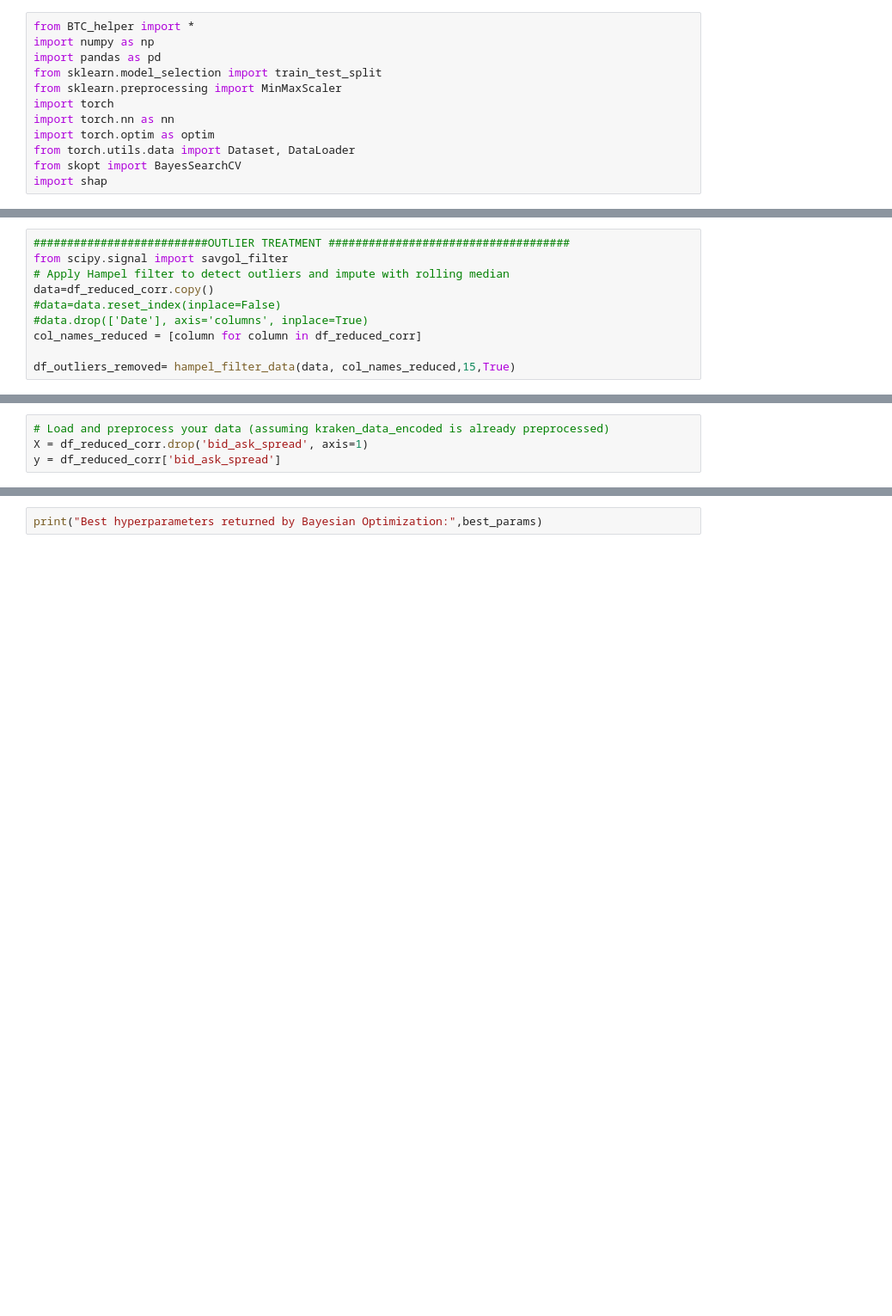
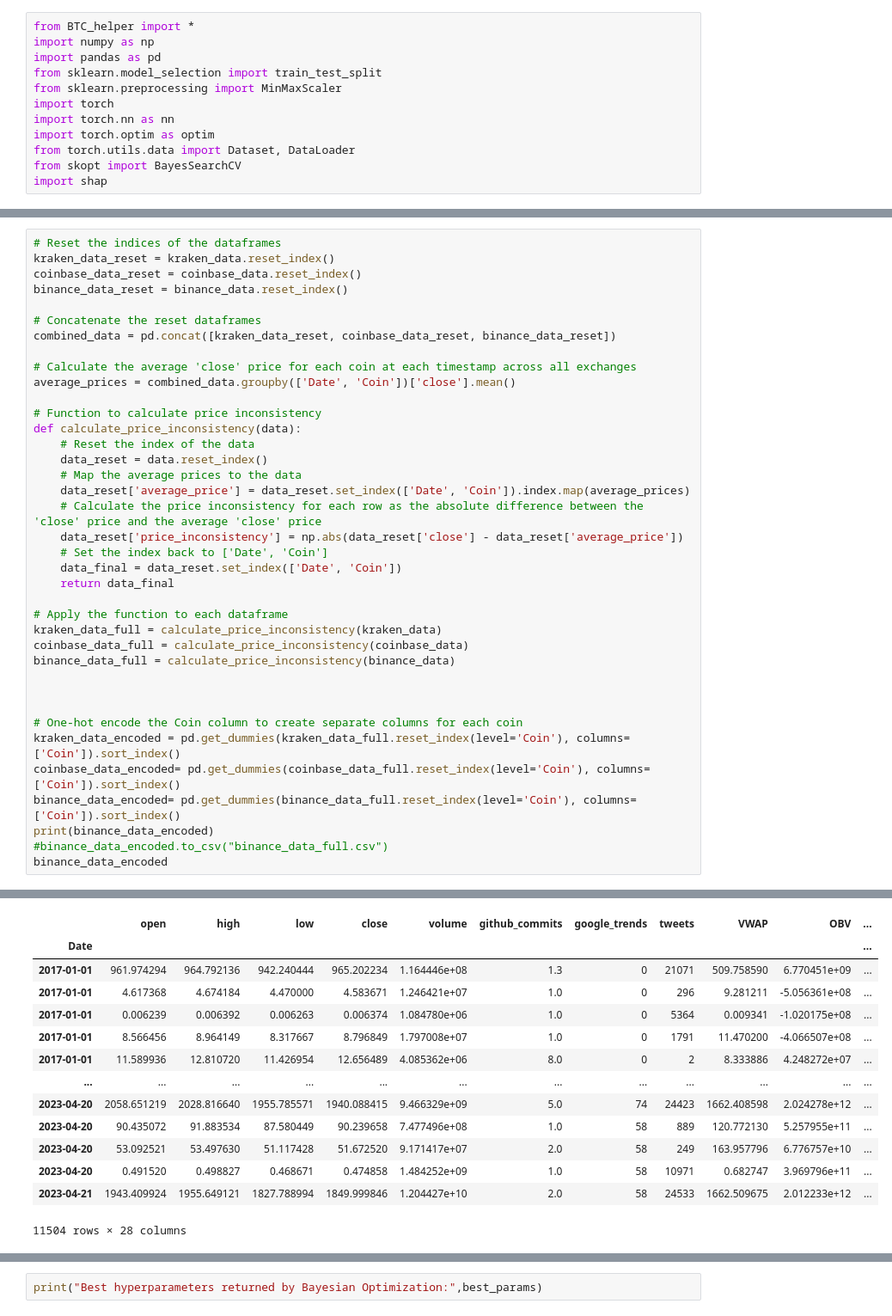
Before and after one commit to bhaskatripathi/Cryptodata_Coinbase_Kraken_Binance, a Jupyter notebook: Objective_3_Pytorch.ipynb, the cells around one changed output, grey strips where cells are left out. Shown at 86% size. Saved outputs shown, nothing was run; the diff lists cells and outputs as text; blank space fills up the shorter version.

```diff
--- a/Objective_3_Pytorch.ipynb
+++ b/Objective_3_Pytorch.ipynb
@@ -121,10 +79,0 @@ correlated features:  4
-# %%
-##########################OUTLIER TREATMENT ####################################
-from scipy.signal import savgol_filter
-# Apply Hampel filter to detect outliers and impute with rolling median
-data=df_reduced_corr.copy()
-#data=data.reset_index(inplace=False)
-#data.drop(['Date'], axis='columns', inplace=True)
-col_names_reduced = [column for column in df_reduced_corr]
-
-df_outliers_removed= hampel_filter_data(data, col_names_reduced,15,True)
@@ -159,4 +80,39 @@ df_reduced_corr
-# %%
-# Load and preprocess your data (assuming kraken_data_encoded is already preprocessed)
-X = df_reduced_corr.drop('bid_ask_spread', axis=1)
-y = df_reduced_corr['bid_ask_spread']
+# %%
+# Reset the indices of the dataframes
+kraken_data_reset = kraken_data.reset_index()
+coinbase_data_reset = coinbase_data.reset_index()
+binance_data_reset = binance_data.reset_index()
+
+# Concatenate the reset dataframes
+combined_data = pd.concat([kraken_data_reset, coinbase_data_reset, binance_data_reset])
+
+# Calculate the average 'close' price for each coin at each timestamp across all exchanges
+average_prices = combined_data.groupby(['Date', 'Coin'])['close'].mean()
+
+# Function to calculate price inconsistency
+def calculate_price_inconsistency(data):
+    # Reset the index of the data
+    data_reset = data.reset_index()
+    # Map the average prices to the data
+    data_reset['average_price'] = data_reset.set_index(['Date', 'Coin']).index.map(average_prices)
+    # Calculate the price inconsistency for each row as the absolute difference between the 'close' price and the average 'close' price
+    data_reset['price_inconsistency'] = np.abs(data_reset['close'] - data_reset['average_price'])
+    # Set the index back to ['Date', 'Coin']
+    data_final = data_reset.set_index(['Date', 'Coin'])
+    return data_final
+
+# Apply the function to each dataframe
+kraken_data_full = calculate_price_inconsistency(kraken_data)
+coinbase_data_full = calculate_price_inconsistency(coinbase_data)
+binance_data_full = calculate_price_inconsistency(binance_data)
+
+
+
+# One-hot encode the Coin column to create separate columns for each coin
+kraken_data_encoded = pd.get_dummies(kraken_data_full.reset_index(level='Coin'), columns=['Coin']).sort_index()
+coinbase_data_encoded= pd.get_dummies(coinbase_data_full.reset_index(level='Coin'), columns=['Coin']).sort_index()
+binance_data_encoded= pd.get_dummies(binance_data_full.reset_index(level='Coin'), columns=['Coin']).sort_index()
+print(binance_data_encoded)
+#binance_data_encoded.to_csv("binance_data_full.csv")
+binance_data_encoded
+# %% [output]
@@ -162,0 +136,14 @@ y = df_reduced_corr['bid_ask_spread']
+|  | open | high | low | close | volume | github_commits | google_trends | tweets | VWAP | OBV | ... |
+| Date |  |  |  |  |  |  |  |  |  |  | ... |
+| 2017-01-01 | 961.974294 | 964.792136 | 942.240444 | 965.202234 | 1.164446e+08 | 1.3 | 0 | 21071 | 509.758590 | 6.770451e+09 | ... |
+| 2017-01-01 | 4.617368 | 4.674184 | 4.470000 | 4.583671 | 1.246421e+07 | 1.0 | 0 | 296 | 9.281211 | -5.056361e+08 | ... |
+| 2017-01-01 | 0.006239 | 0.006392 | 0.006263 | 0.006374 | 1.084780e+06 | 1.0 | 0 | 5364 | 0.009341 | -1.020175e+08 | ... |
+| 2017-01-01 | 8.566456 | 8.964149 | 8.317667 | 8.796849 | 1.797008e+07 | 1.0 | 0 | 1791 | 11.470200 | -4.066507e+08 | ... |
+| 2017-01-01 | 11.589936 | 12.810720 | 11.426954 | 12.656489 | 4.085362e+06 | 8.0 | 0 | 2 | 8.333886 | 4.248272e+07 | ... |
+| ... | ... | ... | ... | ... | ... | ... | ... | ... | ... | ... | ... |
+| 2023-04-20 | 2058.651219 | 2028.816640 | 1955.785571 | 1940.088415 | 9.466329e+09 | 5.0 | 74 | 24423 | 1662.408598 | 2.024278e+12 | ... |
+| 2023-04-20 | 90.435072 | 91.883534 | 87.580449 | 90.239658 | 7.477496e+08 | 1.0 | 58 | 889 | 120.772130 | 5.257955e+11 | ... |
+| 2023-04-20 | 53.092521 | 53.497630 | 51.117428 | 51.672520 | 9.171417e+07 | 2.0 | 58 | 249 | 163.957796 | 6.776757e+10 | ... |
+| 2023-04-20 | 0.491520 | 0.498827 | 0.468671 | 0.474858 | 1.484252e+09 | 1.0 | 58 | 10971 | 0.682747 | 3.969796e+11 | ... |
+| 2023-04-21 | 1943.409924 | 1955.649121 | 1827.788994 | 1849.999846 | 1.204427e+10 | 2.0 | 58 | 24533 | 1662.509675 | 2.012233e+12 | ... |
+11504 rows × 28 columns
```
Also changed, not shown: parts of 34 cells of this notebook.
